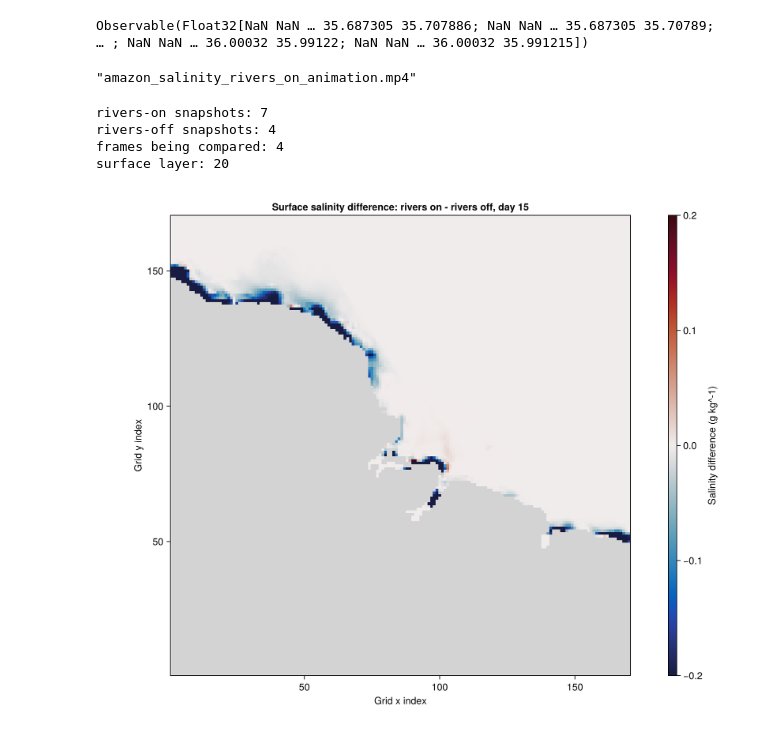
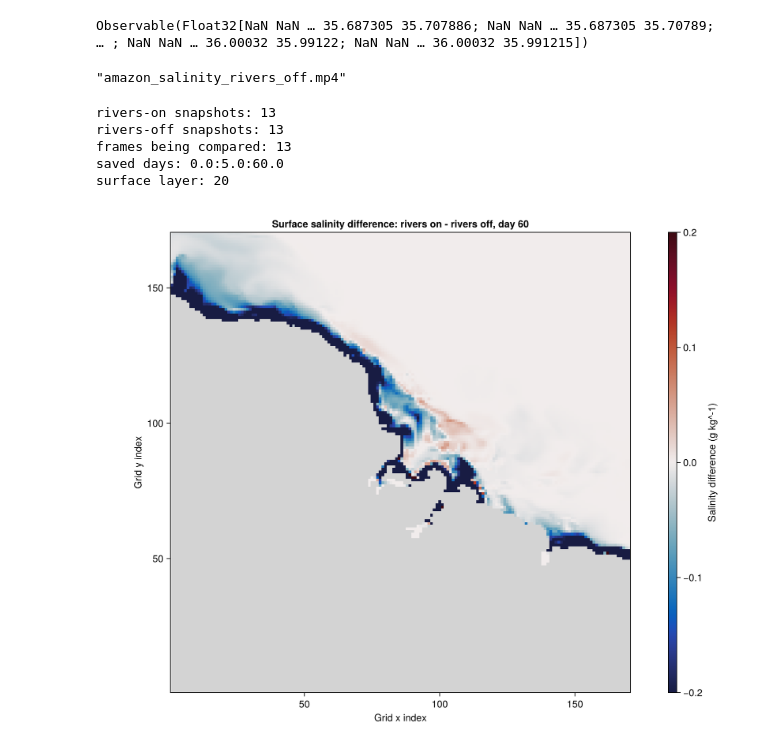
Before and after one commit to meggoeggo/ocean-modeling, a Jupyter notebook: amazon_river/amazon_river_sim.ipynb, the cells around one changed output. Drawn from its saved outputs; the diff is of its cells as text; code cells hidden in the pictures.

Commit message:
update 60day Amazon simulation and salinity outputs

```diff
--- a/amazon_river/amazon_river_sim.ipynb
+++ b/amazon_river/amazon_river_sim.ipynb
@@ -575,46 +601,46 @@ n[] = Nt
 
 save("amazon_salinity_$(run_name)_snapshot.png", fig)
 # %%
-CairoMakie.record(fig, "amazon_salinity_$(run_name)_animation.mp4", 1:Nt; framerate = 8) do nn
+CairoMakie.record(fig, "amazon_salinity_$(run_name).mp4", 1:Nt; framerate = 8) do nn
     n[] = nn
 end
 # %% [output]
-"amazon_salinity_rivers_on_animation.mp4"
+"amazon_salinity_rivers_off.mp4"
 # %%
 using CairoMakie
 using Oceananigans
 using Oceananigans.Units
 using Observables
 
-# load valid salinity output from both simulations
+# load full 3d salinity from both simulations
 S_on = FieldTimeSeries(
-    "amazon_rivers_on_volume_fields.jld2",
+    "amazon_rivers_on_salinity_3d.jld2",
     "S";
     backend = OnDisk()
 )
 
 S_off = FieldTimeSeries(
-    "amazon_rivers_off_volume_fields.jld2",
+    "amazon_rivers_off_salinity_3d.jld2",
     "S";
     backend = OnDisk()
 )
 
-# determine the number of shared snapshots
+# use only snapshots available in both simulations
 Nt = min(length(S_on.times), length(S_off.times))
-times = S_on.times
+times = S_on.times[1:Nt]
 frame = Observable(1)
 
-# identify the top vertical grid cell
-top_layer = size(S_on, 3)
+# identify the uppermost vertical grid cell
+top_layer = size(interior(S_on[1]), 3)
 
 println("rivers-on snapshots: ", length(S_on.times))
 println("rivers-off snapshots: ", length(S_off.times))
 println("frames being compared: ", Nt)
+println("saved days: ", times ./ days)
 println("surface layer: ", top_layer)
 
-# calculate the surface salinity difference
+# calculate rivers-on minus rivers-off surface salinity
 salinity_difference = @lift begin
-
     salinity_on = Array(
         interior(S_on[$frame], :, :, top_layer)
     )
@@ -627,7 +653,6 @@ salinity_difference = @lift begin
 
     for j in axes(difference, 2)
         for i in axes(difference, 1)
-
             on_value = salinity_on[i, j]
             off_value = salinity_off[i, j]
 
@@ -648,13 +673,13 @@ salinity_difference = @lift begin
     difference
 end
 
-# create the plot title
+# update the title with the current saved day
 title = @lift string(
     "Surface salinity difference: rivers on - rivers off, day ",
     round(Int, times[$frame] / days)
 )
 
-# create the figure
+# create the surface salinity-difference plot
 figure = Figure(size = (900, 750))
 
 axis = Axis(
@@ -671,37 +696,37 @@ heatmap_plot = heatmap!(
     colorrange = (-0.2, 0.2),
     colormap = :balance,
     nan_color = :lightgray
 )
 
 Colorbar(
     figure[1, 2],
     heatmap_plot;
     label = "Salinity difference (g kg^-1)"
 )
 
 # save the final shared snapshot
 frame[] = Nt
 
 save(
     "amazon_salinity_difference_snapshot.png",
     figure
 )
 
-# create the animation
+# animate all shared salinity snapshots
 CairoMakie.record(
     figure,
     "amazon_salinity_difference.mp4",
     1:Nt;
-    framerate = 8
+    framerate = 4
 ) do current_frame
-
     frame[] = current_frame
 end
 
 figure
 # %% [output]
-rivers-on snapshots: 7
-rivers-off snapshots: 4
-frames being compared: 4
+rivers-on snapshots: 13
+rivers-off snapshots: 13
+frames being compared: 13
+saved days: 0.0:5.0:60.0
 surface layer: 20
-[figure, old version]
+[figure, new version]
```
Also changed, not shown: parts of 7 cells of this notebook, 6 other files.
